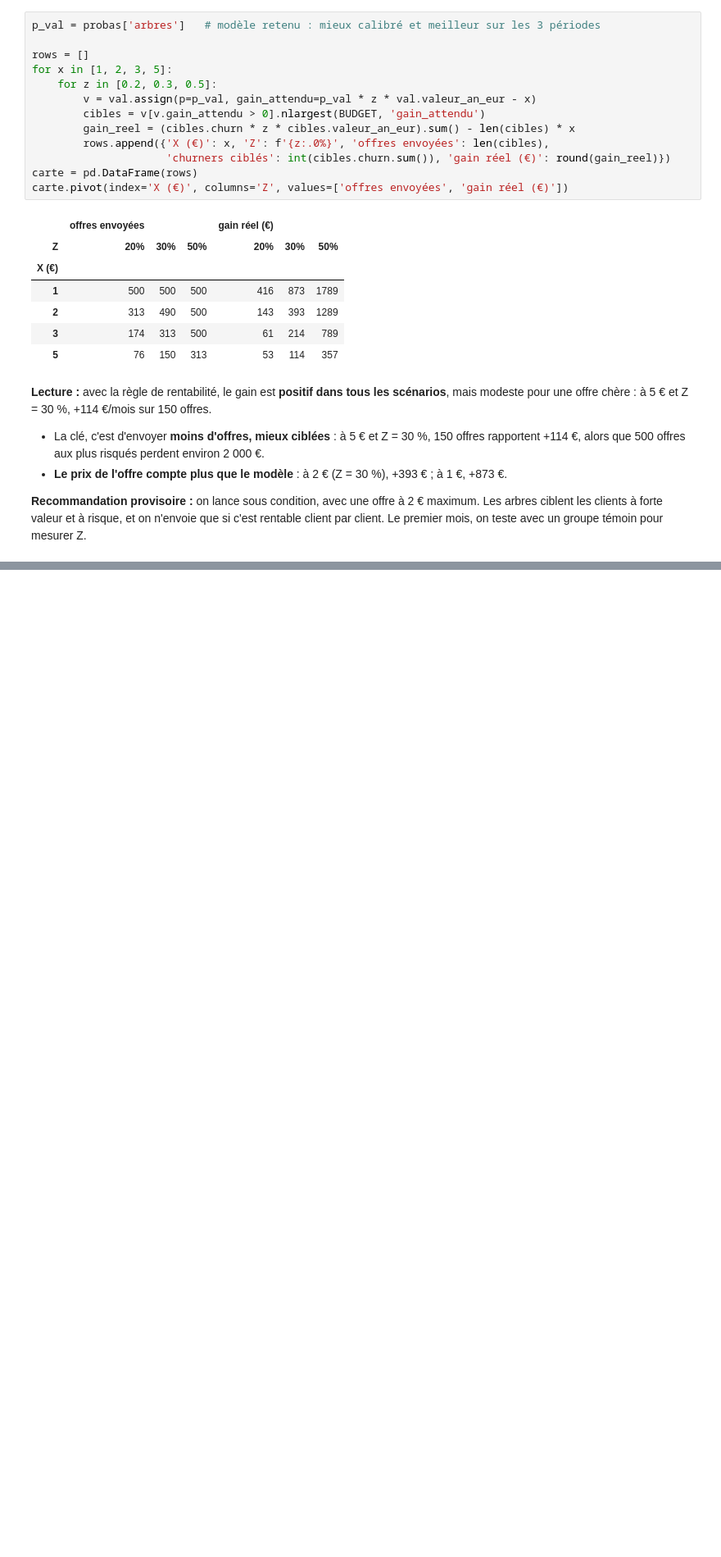
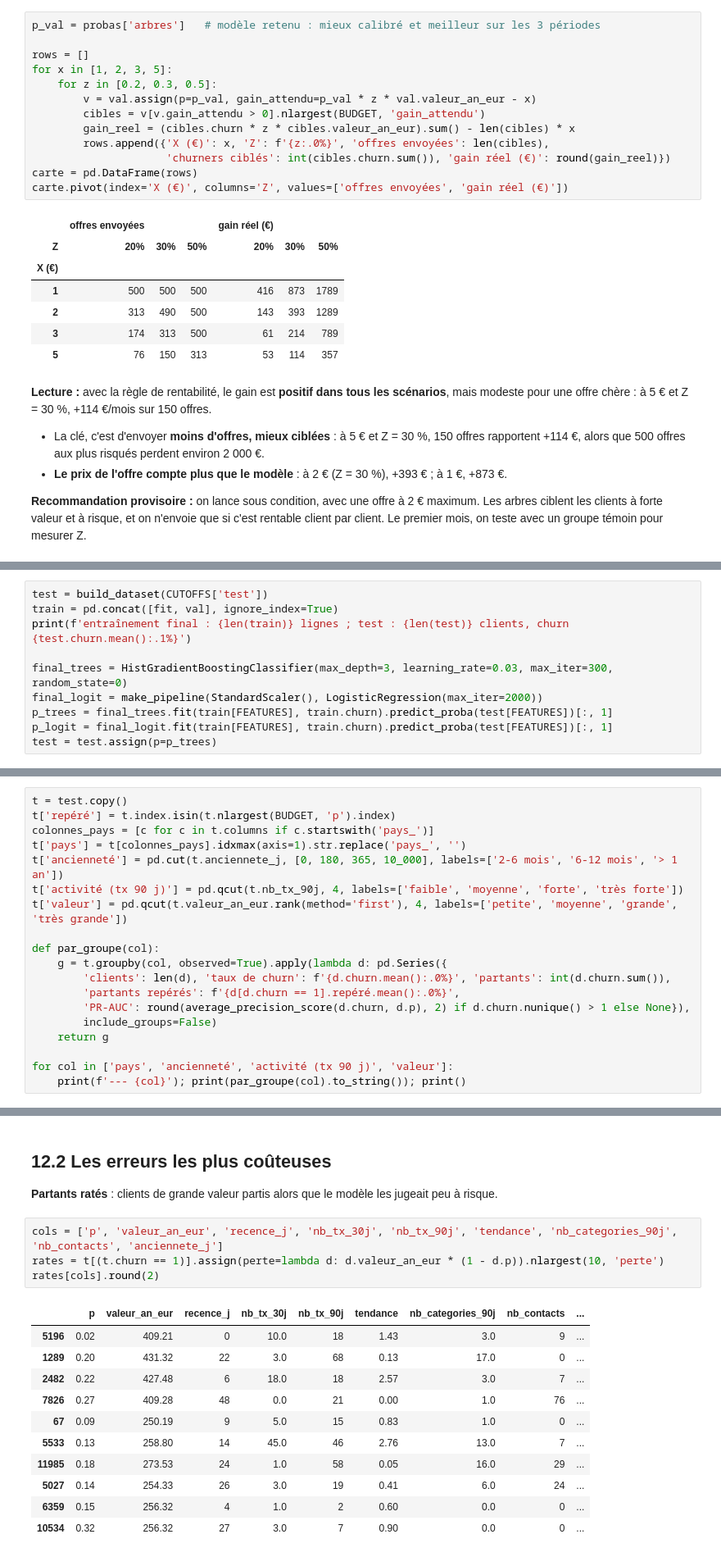
Before and after one commit to jmalherbe-albertpolimi/churn-revolut, a Jupyter notebook: brouillon_julien.ipynb, the cells around one changed output, grey strips where cells are left out. Shown at 82% size. Drawn from its saved outputs; the diff is of its cells as text; blank space fills up the shorter version.

```diff
--- a/brouillon_julien.ipynb
+++ b/brouillon_julien.ipynb
@@ -370,0 +419,10 @@ carte.pivot(index='X (€)', columns='Z', values=['offres envoyées', 'gain rée
+# %%
+test = build_dataset(CUTOFFS['test'])
+train = pd.concat([fit, val], ignore_index=True)
+print(f'entraînement final : {len(train)} lignes ; test : {len(test)} clients, churn {test.churn.mean():.1%}')
+
+final_trees = HistGradientBoostingClassifier(max_depth=3, learning_rate=0.03, max_iter=300, random_state=0)
+final_logit = make_pipeline(StandardScaler(), LogisticRegression(max_iter=2000))
+p_trees = final_trees.fit(train[FEATURES], train.churn).predict_proba(test[FEATURES])[:, 1]
+p_logit = final_logit.fit(train[FEATURES], train.churn).predict_proba(test[FEATURES])[:, 1]
+test = test.assign(p=p_trees)
@@ -370,0 +528,19 @@ carte.pivot(index='X (€)', columns='Z', values=['offres envoyées', 'gain rée
+# %%
+t = test.copy()
+t['repéré'] = t.index.isin(t.nlargest(BUDGET, 'p').index)
+colonnes_pays = [c for c in t.columns if c.startswith('pays_')]
+t['pays'] = t[colonnes_pays].idxmax(axis=1).str.replace('pays_', '')
+t['ancienneté'] = pd.cut(t.anciennete_j, [0, 180, 365, 10_000], labels=['2-6 mois', '6-12 mois', '> 1 an'])
+t['activité (tx 90 j)'] = pd.qcut(t.nb_tx_90j, 4, labels=['faible', 'moyenne', 'forte', 'très forte'])
+t['valeur'] = pd.qcut(t.valeur_an_eur.rank(method='first'), 4, labels=['petite', 'moyenne', 'grande', 'très grande'])
+
+def par_groupe(col):
+    g = t.groupby(col, observed=True).apply(lambda d: pd.Series({
+        'clients': len(d), 'taux de churn': f'{d.churn.mean():.0%}', 'partants': int(d.churn.sum()),
+        'partants repérés': f'{d[d.churn == 1].repéré.mean():.0%}',
+        'PR-AUC': round(average_precision_score(d.churn, d.p), 2) if d.churn.nunique() > 1 else None}),
+        include_groups=False)
+    return g
+
+for col in ['pays', 'ancienneté', 'activité (tx 90 j)', 'valeur']:
+    print(f'--- {col}'); print(par_groupe(col).to_string()); print()
@@ -370,0 +573,20 @@ carte.pivot(index='X (€)', columns='Z', values=['offres envoyées', 'gain rée
+# %% [markdown]
+## 12.2 Les erreurs les plus coûteuses
+
+**Partants ratés** : clients de grande valeur partis alors que le modèle les jugeait peu à risque.
+# %%
+cols = ['p', 'valeur_an_eur', 'recence_j', 'nb_tx_30j', 'nb_tx_90j', 'tendance', 'nb_categories_90j', 'nb_contacts', 'anciennete_j']
+rates = t[(t.churn == 1)].assign(perte=lambda d: d.valeur_an_eur * (1 - d.p)).nlargest(10, 'perte')
+rates[cols].round(2)
+# %% [output]
+|  | p | valeur_an_eur | recence_j | nb_tx_30j | nb_tx_90j | tendance | nb_categories_90j | nb_contacts | ... |
+| 5196 | 0.02 | 409.21 | 0 | 10.0 | 18 | 1.43 | 3.0 | 9 | ... |
+| 1289 | 0.20 | 431.32 | 22 | 3.0 | 68 | 0.13 | 17.0 | 0 | ... |
+| 2482 | 0.22 | 427.48 | 6 | 18.0 | 18 | 2.57 | 3.0 | 7 | ... |
+| 7826 | 0.27 | 409.28 | 48 | 0.0 | 21 | 0.00 | 1.0 | 76 | ... |
+| 67 | 0.09 | 250.19 | 9 | 5.0 | 15 | 0.83 | 1.0 | 0 | ... |
+| 5533 | 0.13 | 258.80 | 14 | 45.0 | 46 | 2.76 | 13.0 | 7 | ... |
+| 11985 | 0.18 | 273.53 | 24 | 1.0 | 58 | 0.05 | 16.0 | 29 | ... |
+| 5027 | 0.14 | 254.33 | 26 | 3.0 | 19 | 0.41 | 6.0 | 24 | ... |
+| 6359 | 0.15 | 256.32 | 4 | 1.0 | 2 | 0.60 | 0.0 | 0 | ... |
+| 10534 | 0.32 | 256.32 | 27 | 3.0 | 7 | 0.90 | 0.0 | 0 | ... |
```
Also changed, not shown: parts of 30 cells of this notebook.
